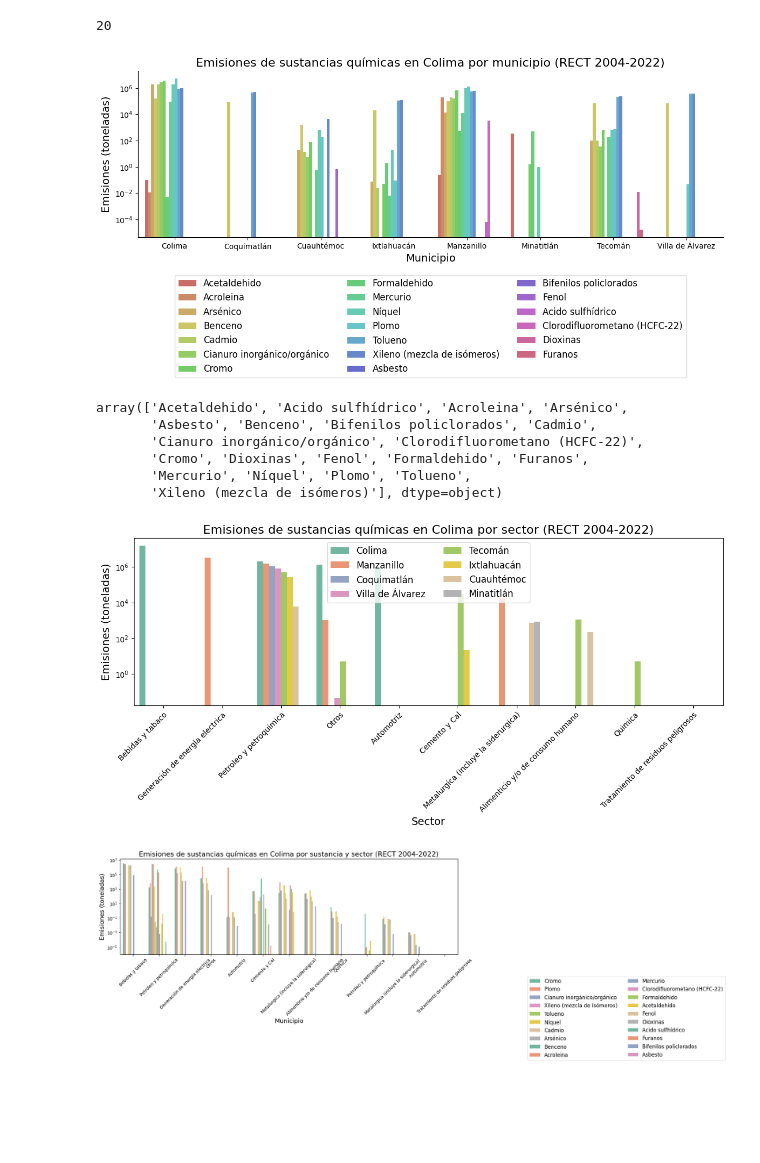
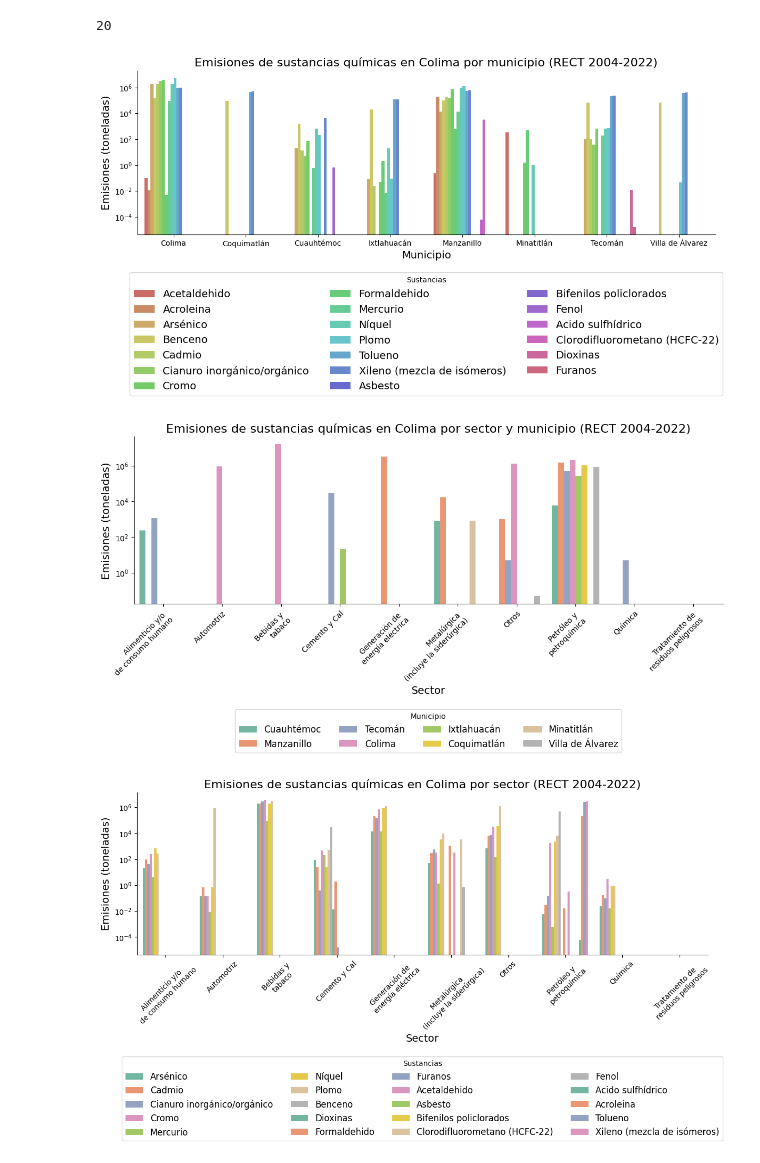
Before and after one commit to pcorner10/pronaces_analisis, a Jupyter notebook: datosRect.ipynb, the cells around one changed output. Saved outputs shown, nothing was run; the diff lists cells and outputs as text; code cells hidden in the pictures; blank space fills up the shorter version.

```diff
--- a/datosRect.ipynb
+++ b/datosRect.ipynb
@@ -263,3 +374,28 @@ dfFinal.head()
 | 3 | AAA0600700317 | KRISHNA LUIS ABRAJAN ALVAREZ,KRIS... | COLIMA | Petroleo y petroquimica | Tolueno | 108-88-3 | 0.001 | 1309.8600 | 0.0 | 0.0 | ... | ... |
 | 4 | AAA0600700317 | KRISHNA LUIS ABRAJAN ALVAREZ,KRIS... | COLIMA | Petroleo y petroquimica | Xileno (mezcla de isómeros) | 1330-20-7 | 0.001 | 2058.4200 | 0.0 | 0.0 | ... | ... |
 5 rows × 24 columns
+# %%
+dfFinal.sector.unique()
+
+dfFinal["sector"].replace({
+  'Bebidas y tabaco':'Bebidas y \ntabaco',
+  'Generación de energia electrica':'Generación de \nenergía eléctrica',
+  'Petroleo y petroquimica':'Petróleo y \npetroquímica',
+  'Metalurgica (incluye la siderurgica)':'Metalúrgica \n(incluye la siderúrgica)',
+  'Alimenticio y/o de consumo humano':'Alimenticio y/o \nde consumo humano',
+  'Quimica':'Química',
+  'Tratamiento de residuos peligrosos':'Tratamiento de \nresiduos peligrosos',
+  'Petroleo y petroquimica ':'Petróleo y \npetroquímica',
+  'Metalurgica (incluye la siderurgica) ':'Metalúrgica \n(incluye la siderúrgica)',
+  'Automotriz ':'Automotriz'
+  }, inplace=True)
+# %%
+dfFinal['nombre'] = dfFinal['nombre'].str.title()
+# %%
+dfFinal2 = pd.DataFrame()
+for i, df_complementario in dfFinal.groupby('nra'):
+  df_complementario.reset_index(drop=True, inplace=True)
+  df_complementario['nombre'] = df_complementario['nombre'][0]
+
+  dfFinal2 = pd.concat([dfFinal2, df_complementario], ignore_index=True)
+dfFinal2
@@ -266,5 +416,5 @@ dfFinal.head()
 # %%
-df1 = dfFinal.groupby(by=['municipio','sustancia'], as_index=False).agg({'emisiones':'sum'}).sort_values(by='emisiones', ascending=False)
+df1 = dfFinal2.groupby(by=['municipio','sustancia'], as_index=False).agg({'emisiones':'sum'}).sort_values(by='emisiones', ascending=False)
 df1.sort_values(by=['municipio','sustancia'], inplace=True)
 len(df1.sustancia.unique())
 # %% [output]
@@ -277,31 +427,21 @@ pallette = sns.color_palette("hls", 20)
 # %%
 
 fig, ax = plt.subplots(figsize=(14, 4))
 
 ax.set_title("Emisiones de sustancias químicas en Colima por municipio (RECT 2004-2022)", fontsize=16)
 # put values in log scale
 # set scale to log
 sns.barplot(x="municipio", y="emisiones", data=df1, hue="sustancia", ax=ax, log=True, palette=pallette)
 
 ax.set_ylabel("Emisiones (toneladas)", fontsize=14)
 ax.set_xlabel("Municipio", fontsize=14)
 
 # add beautiful legend
-
-ax.legend(loc='upper center', ncol=3, bbox_to_anchor=(0.5, -0.2), fontsize=12)
+# set title to legend
+ax.legend(title='Sustancias',loc='upper center', ncol=3, bbox_to_anchor=(0.5, -0.2), fontsize=14)
 sns.despine()
+plt.savefig('img/RETC_2004-2020/emisiones_municipios.png', dpi=300, bbox_inches='tight')
 plt.show()
 # %% [output]
-[figure, old version]
+[figure, new version]
-# %%
-quimi = dfFinal.sustancia.unique()
-quimi.sort()
-quimi
-# %% [output]
-array(['Acetaldehido', 'Acido sulfhídrico', 'Acroleina', 'Arsénico',
-       'Asbesto', 'Benceno', 'Bifenilos policlorados', 'Cadmio',
-       'Cianuro inorgánico/orgánico', 'Clorodifluorometano (HCFC-22)',
-       'Cromo', 'Dioxinas', 'Fenol', 'Formaldehido', 'Furanos',
-       'Mercurio', 'Níquel', 'Plomo', 'Tolueno',
-       'Xileno (mezcla de isómeros)'], dtype=object)
 # %%
@@ -310,7 +451,7 @@ df2 = dfFinal.groupby(by=['sector','municipio'], as_index=False).agg({'emisiones
 
 fig, ax = plt.subplots(figsize=(14, 4))
 
-ax.set_title("Emisiones de sustancias químicas en Colima por sector (RECT 2004-2022)", fontsize=16)
+ax.set_title("Emisiones de sustancias químicas en Colima por sector y municipio (RECT 2004-2022)", fontsize=16)
 
 # generate a barplot with log scale and summing the values of "emision" column
 sns.barplot(x="sector", y="emisiones", data=df2, hue="municipio", ax=ax, log=True, palette="Set2", estimator=sum)
@@ -323,12 +464,15 @@ ax.set_xlabel("Sector", fontsize=14)
 # rotate xticks 90 degrees
 plt.xticks(rotation=45)
 
-ax.legend(loc='upper center', ncol=2,  fontsize=12)
+ax.legend(loc='upper center', ncol=4,  fontsize=12, bbox_to_anchor=(0.5, -0.6), title='Municipio')
+
+
 
 # wrap xticks labels
 plt.setp(ax.get_xticklabels(), ha="right", rotation_mode="anchor")
-
+sns.despine()
+plt.savefig('img/RETC_2004-2020/emisiones_sectores_mun.png', dpi=300, bbox_inches='tight')
 plt.show()
 # %% [output]
-[figure, old version]
+[figure, new version]
 # %%
@@ -337,7 +482,7 @@ df3 = dfFinal.groupby(by=['sector','sustancia'], as_index=False).agg({'emisiones
 
 fig, ax = plt.subplots(figsize=(14, 4))
 
-ax.set_title("Emisiones de sustancias químicas en Colima por sustancia y sector (RECT 2004-2022)", fontsize=16)
+ax.set_title("Emisiones de sustancias químicas en Colima por sector (RECT 2004-2022)", fontsize=16)
 
 sns.barplot(x="sector", y="emisiones", data=df3, hue="sustancia", ax=ax, log=True, palette="Set2")
 
@@ -346,10 +491,13 @@ plt.xticks(rotation=45)
 ax.legend(loc='upper center', ncol=2, bbox_to_anchor=(1.5, -0.2), fontsize=12)
 
 ax.set_ylabel("Emisiones (toneladas)", fontsize=14)
-ax.set_xlabel("Municipio", fontsize=14)
+ax.set_xlabel("Sector", fontsize=14)
 
+ax.legend(loc='upper center', ncol=4,  fontsize=12, bbox_to_anchor=(0.5, -0.6), title='Sustancias')
 
+sns.despine()
 
+plt.savefig('img/RETC_2004-2020/emisiones_sectores_sust.png', dpi=300, bbox_inches='tight')
 plt.show()
 # %% [output]
-[figure, old version]
+[figure, new version]
```
Also changed, not shown: parts of 40 cells of this notebook, 5 other files.
